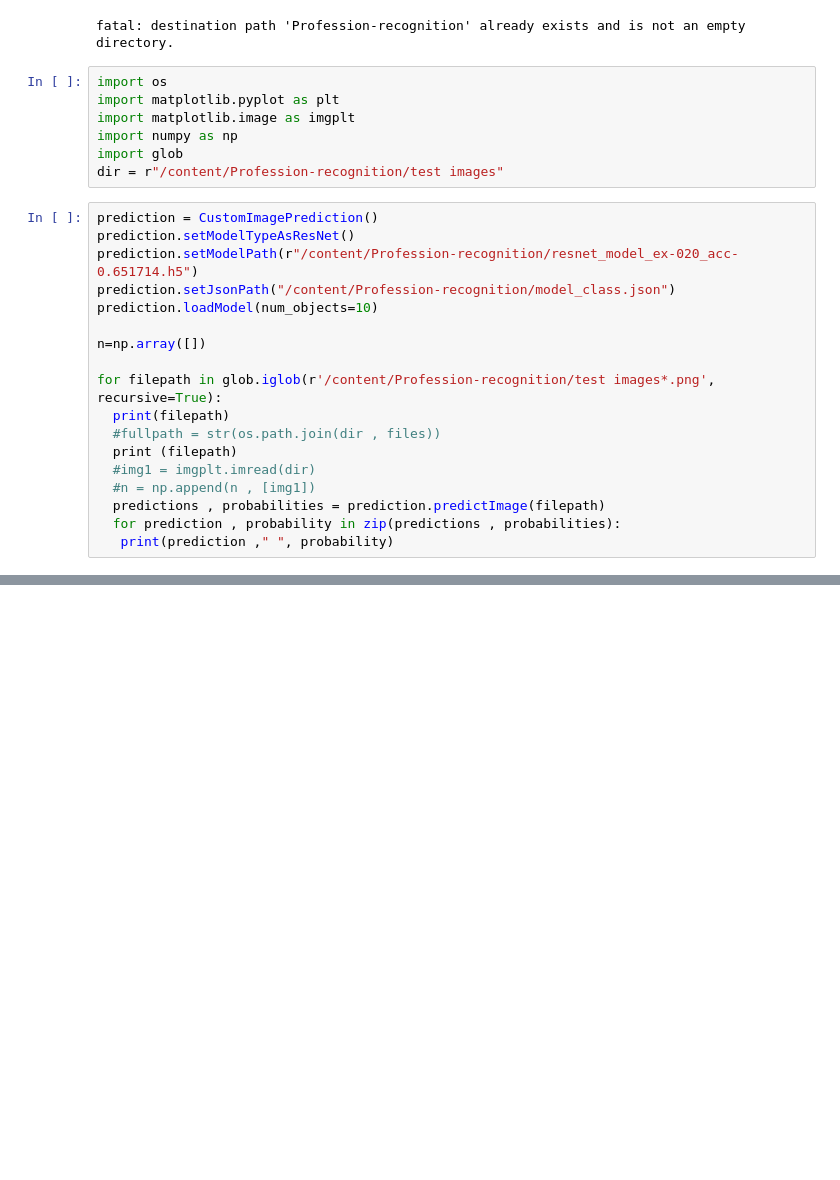
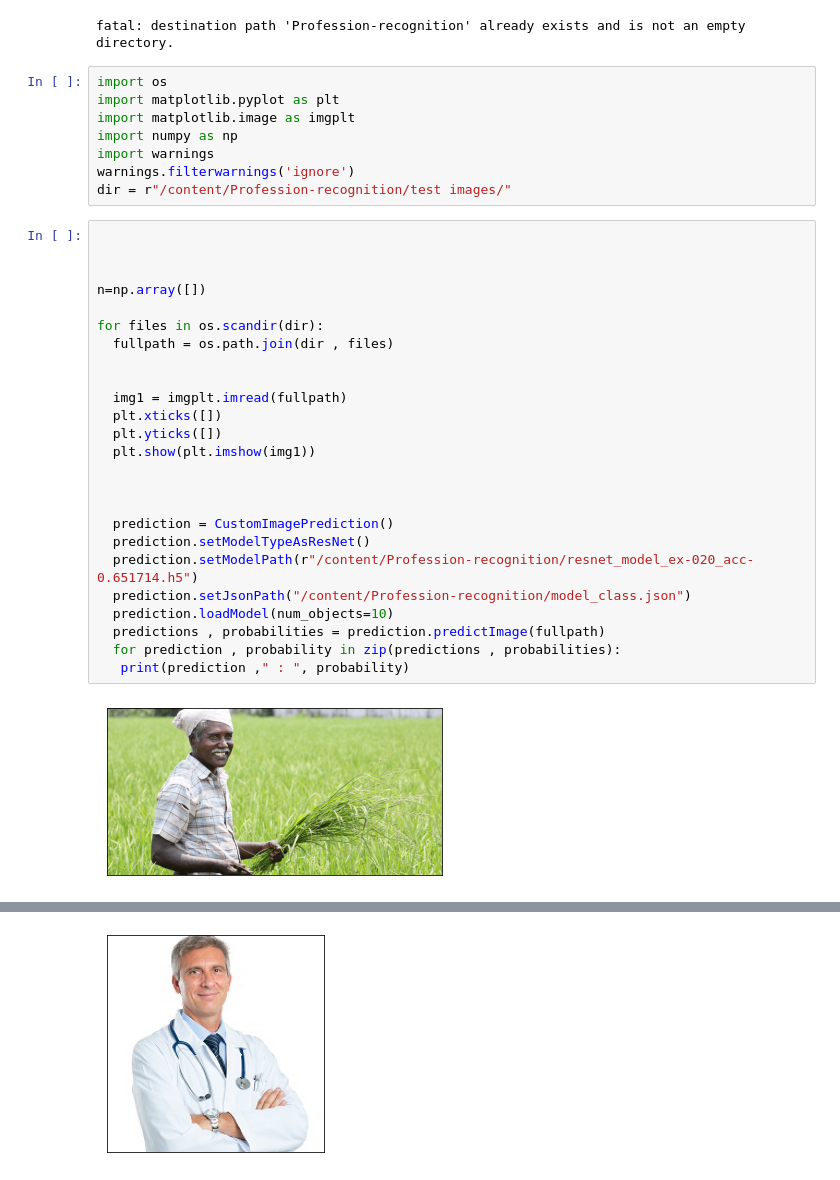
Before and after one commit to Rounak-Das-02/Profession-recognition, a Jupyter notebook: Actual_Model.ipynb, the cells around one changed output, grey strips where cells are left out. Drawn from its saved outputs; the diff is of its cells as text; blank space fills up the shorter version.

```diff
--- a/Actual_Model.ipynb
+++ b/Actual_Model.ipynb
@@ -16,23 +16,33 @@ import os
 import matplotlib.pyplot as plt
 import matplotlib.image as imgplt
 import numpy as np
-import glob
-dir = r"/content/Profession-recognition/test images"
+import warnings
+warnings.filterwarnings('ignore')
+dir = r"/content/Profession-recognition/test images/"
 # %%
-prediction = CustomImagePrediction()
-prediction.setModelTypeAsResNet()
-prediction.setModelPath(r"/content/Profession-recognition/resnet_model_ex-020_acc-0.651714.h5")
-prediction.setJsonPath("/content/Profession-recognition/model_class.json")
-prediction.loadModel(num_objects=10)
+
+
 
 n=np.array([])
 
-for filepath in glob.iglob(r'/content/Profession-recognition/test images*.png', recursive=True):
-  print(filepath)
-  #fullpath = str(os.path.join(dir , files))
-  print (filepath)
-  #img1 = imgplt.imread(dir)
-  #n = np.append(n , [img1])
-  predictions , probabilities = prediction.predictImage(filepath)
+for files in os.scandir(dir):
+  fullpath = os.path.join(dir , files)
+
+
+  img1 = imgplt.imread(fullpath)
+  plt.xticks([])
+  plt.yticks([])
+  plt.show(plt.imshow(img1))
+
+
+
+  prediction = CustomImagePrediction()
+  prediction.setModelTypeAsResNet()
+  prediction.setModelPath(r"/content/Profession-recognition/resnet_model_ex-020_acc-0.651714.h5")
+  prediction.setJsonPath("/content/Profession-recognition/model_class.json")
+  prediction.loadModel(num_objects=10)
+  predictions , probabilities = prediction.predictImage(fullpath)
   for prediction , probability in zip(predictions , probabilities):
-   print(prediction ," ", probability)
+   print(prediction ," : ", probability)
+# %% [output]
+[figure, added]
@@ -38,0 +51 @@ for filepath in glob.iglob(r'/content/Profession-recognition/test images*.png',
+[figure, added]
```
Also changed, not shown: parts of 1 cell of this notebook.
